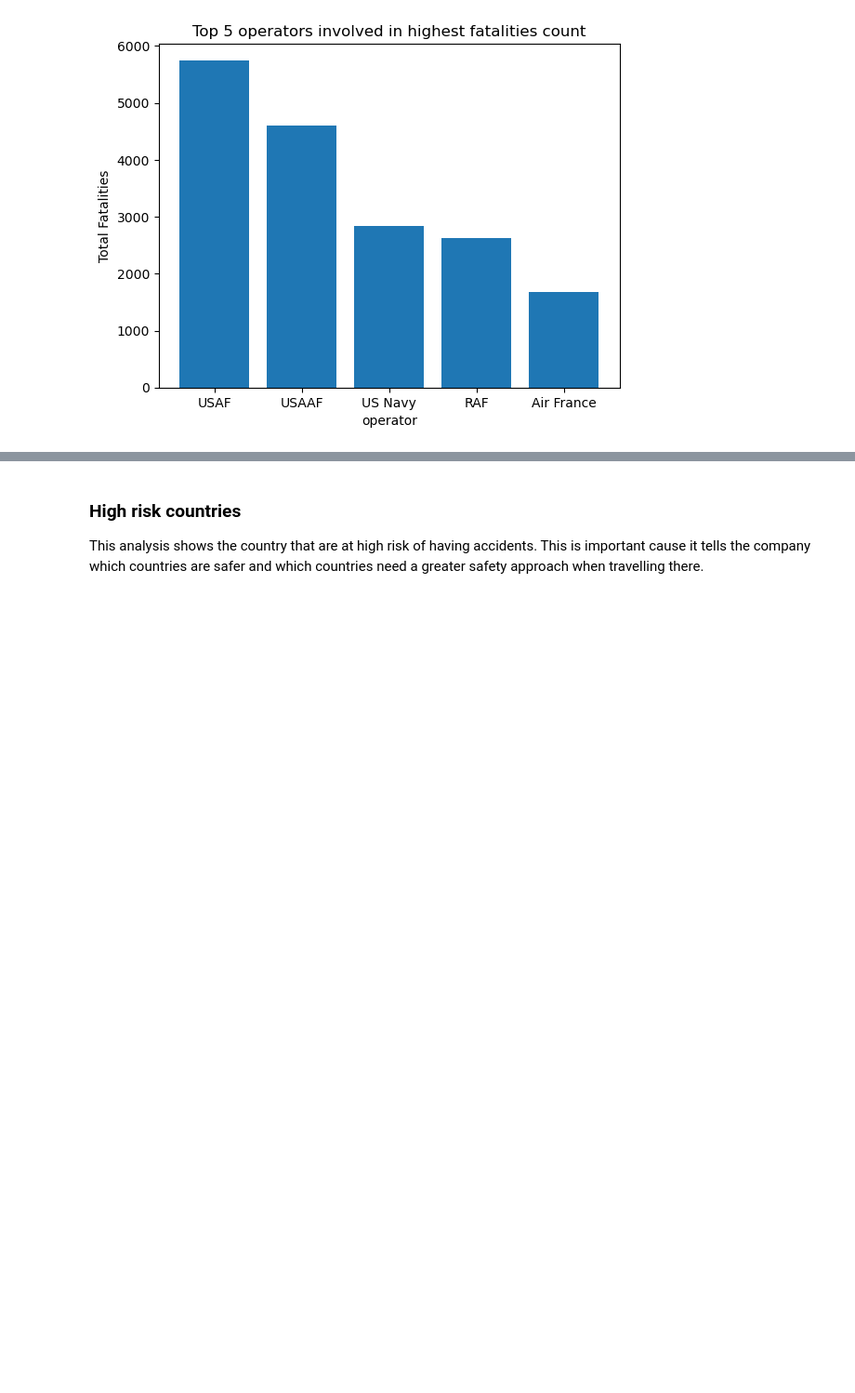
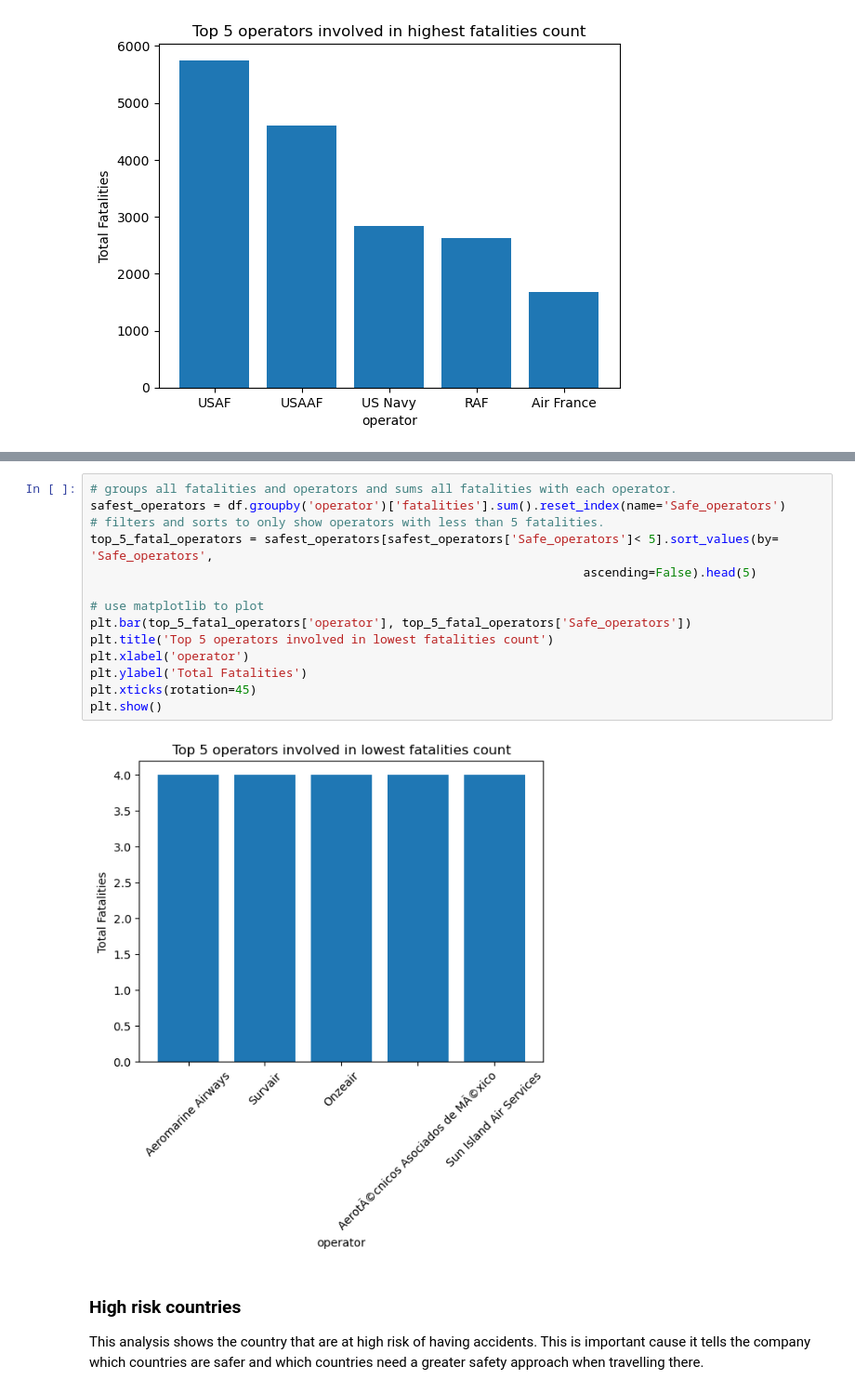
Before and after one commit to mburufiona/Aviation-Accident-Project, a Jupyter notebook: index.ipynb, the cells around one changed output, grey strips where cells are left out. Shown: that part at 93% size. Cells and saved outputs as stored; diff of their text form; blank space fills up the shorter version.

```diff
--- a/index.ipynb
+++ b/index.ipynb
@@ -381,3 +407,19 @@ plt.show()
+# %%
+# groups all fatalities and operators and sums all fatalities with each operator.
+safest_operators = df.groupby('operator')['fatalities'].sum().reset_index(name='Safe_operators')
+# filters and sorts to only show operators with less than 5 fatalities.
+top_5_fatal_operators = safest_operators[safest_operators['Safe_operators']< 5].sort_values(by= 'Safe_operators',
+                                                                    ascending=False).head(5)
+
+# use matplotlib to plot
+plt.bar(top_5_fatal_operators['operator'], top_5_fatal_operators['Safe_operators'])
+plt.title('Top 5 operators involved in lowest fatalities count')
+plt.xlabel('operator')
+plt.ylabel('Total Fatalities')
+plt.xticks(rotation=45)
+plt.show()
+# %% [output]
+[figure, added]
 # %% [markdown]
 ### High risk countries
 This analysis shows the country that are at high risk of having accidents. This is important cause it tells the company which countries are safer and which countries need a greater safety approach when travelling there.
```
Also changed, not shown: parts of 13 cells of this notebook.
